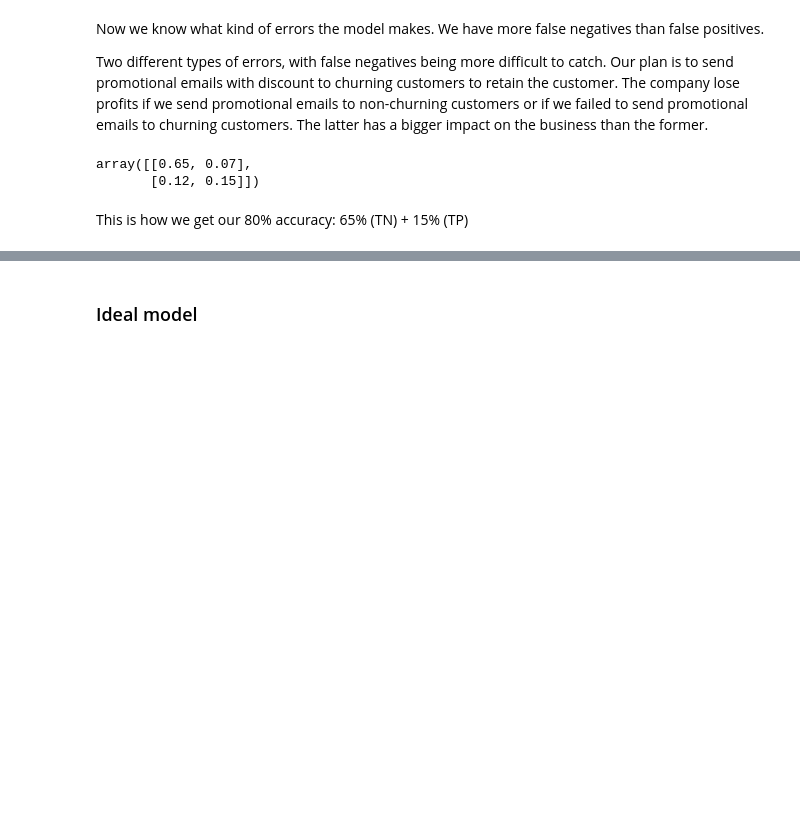
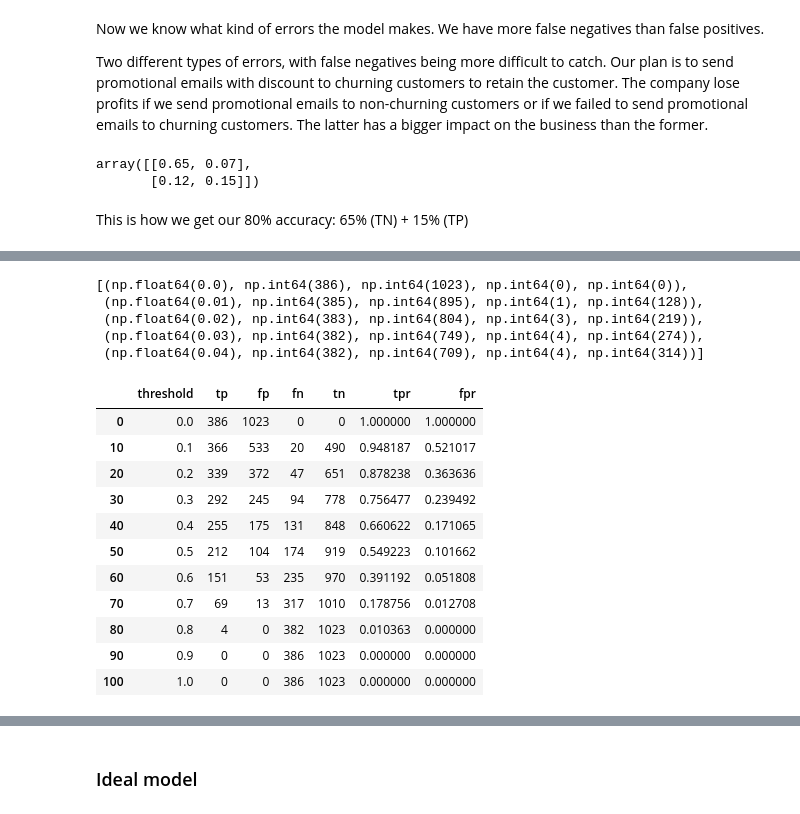
Before and after one commit to wanyingng/machine-learning-zoomcamp-2024, a Jupyter notebook: 04-evaluation/04-metrics.ipynb, the cells around one changed output, grey strips where cells are left out. Cells and saved outputs as stored; diff of their text form; code cells hidden in the pictures; blank space fills up the shorter version.

```diff
--- a/04-evaluation/04-metrics.ipynb
+++ b/04-evaluation/04-metrics.ipynb
@@ -431,12 +566,36 @@ for t in thresholds:
     fn = (predict_negative & actual_positive).sum()
 
     scores.append((t, tp, fp, fn, tn))
+# %%
+# End up with 101 different confusion matrices
+scores[:5]
+# %% [output]
+[(np.float64(0.0), np.int64(386), np.int64(1023), np.int64(0), np.int64(0)),
+ (np.float64(0.01), np.int64(385), np.int64(895), np.int64(1), np.int64(128)),
+ (np.float64(0.02), np.int64(383), np.int64(804), np.int64(3), np.int64(219)),
+ (np.float64(0.03), np.int64(382), np.int64(749), np.int64(4), np.int64(274)),
+ (np.float64(0.04), np.int64(382), np.int64(709), np.int64(4), np.int64(314))]
 # %%
 columns = ['threshold', 'tp', 'fp', 'fn', 'tn']
 df_scores = pd.DataFrame(scores, columns=columns)
 
 df_scores['tpr'] = df_scores.tp / (df_scores.tp + df_scores.fn)
 df_scores['fpr'] = df_scores.fp / (df_scores.fp + df_scores.tn)
+# %%
+df_scores[::10]
+# %% [output]
+|  | threshold | tp | fp | fn | tn | tpr | fpr |
+| 0 | 0.0 | 386 | 1023 | 0 | 0 | 1.000000 | 1.000000 |
+| 10 | 0.1 | 366 | 533 | 20 | 490 | 0.948187 | 0.521017 |
+| 20 | 0.2 | 339 | 372 | 47 | 651 | 0.878238 | 0.363636 |
+| 30 | 0.3 | 292 | 245 | 94 | 778 | 0.756477 | 0.239492 |
+| 40 | 0.4 | 255 | 175 | 131 | 848 | 0.660622 | 0.171065 |
+| 50 | 0.5 | 212 | 104 | 174 | 919 | 0.549223 | 0.101662 |
+| 60 | 0.6 | 151 | 53 | 235 | 970 | 0.391192 | 0.051808 |
+| 70 | 0.7 | 69 | 13 | 317 | 1010 | 0.178756 | 0.012708 |
+| 80 | 0.8 | 4 | 0 | 382 | 1023 | 0.010363 | 0.000000 |
+| 90 | 0.9 | 0 | 0 | 386 | 1023 | 0.000000 | 0.000000 |
+| 100 | 1.0 | 0 | 0 | 386 | 1023 | 0.000000 | 0.000000 |
 # %%
 plt.plot(df_scores.threshold, df_scores['tpr'], label='TPR')
 plt.plot(df_scores.threshold, df_scores['fpr'], label='FPR')
```
Also changed, not shown: parts of 47 cells of this notebook.
